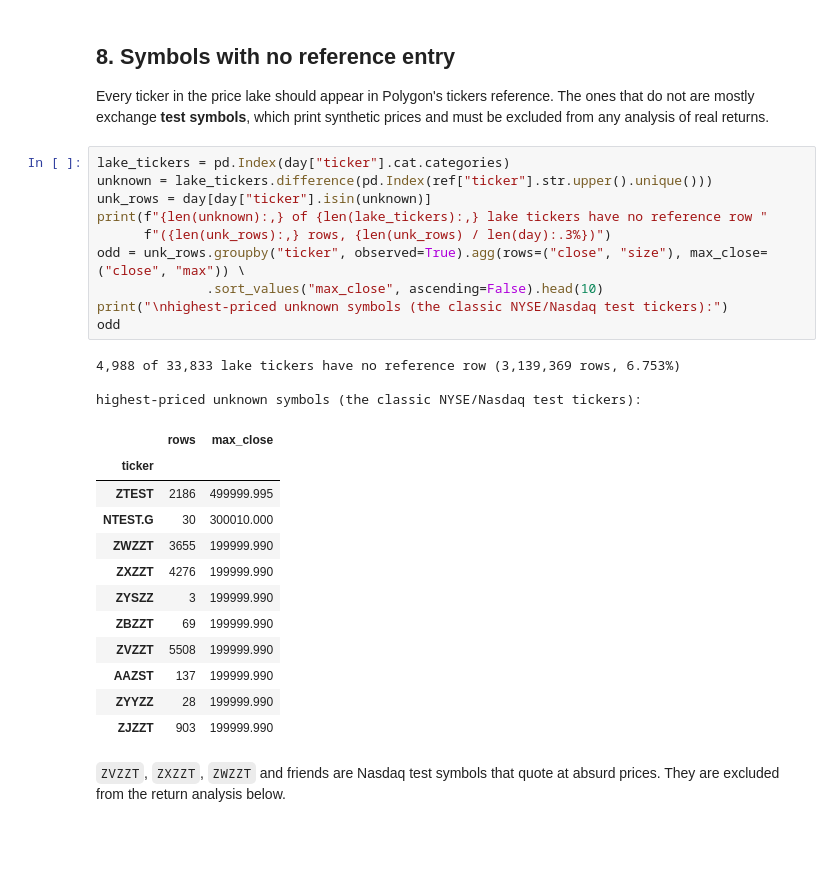
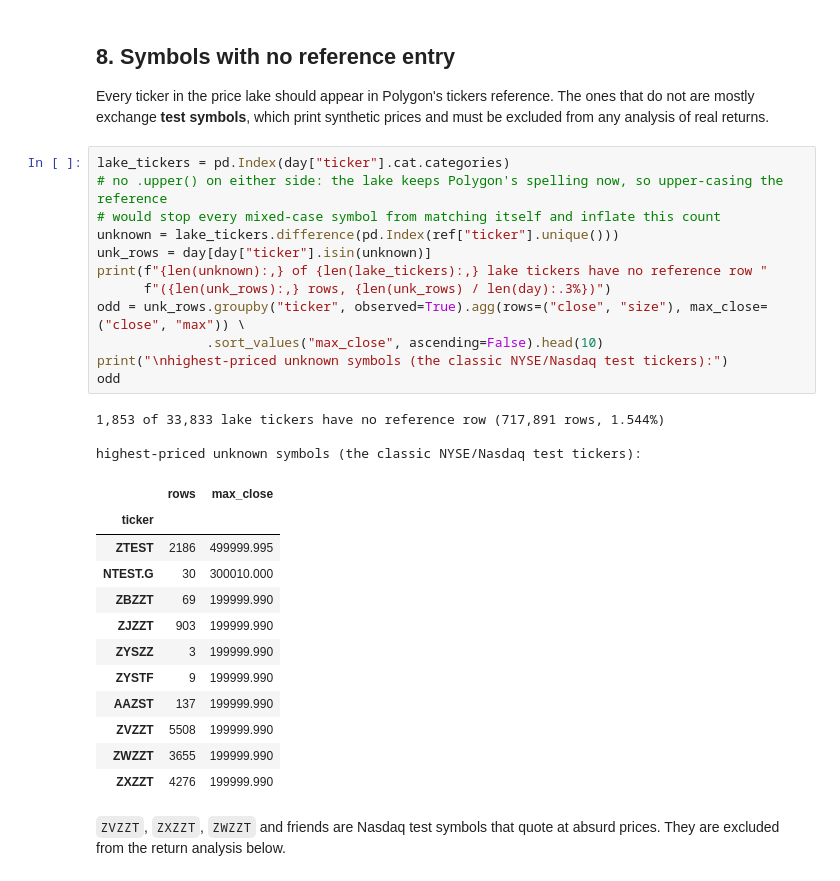
Before and after one commit to mengrenman/Polygon.io-data-ingestion-pipeline, a Jupyter notebook: notebooks/04_lake_inventory_and_quality.ipynb, the cells around one changed output. Saved outputs shown, nothing was run; the diff lists cells and outputs as text; blank space fills up the shorter version.

```diff
--- a/notebooks/04_lake_inventory_and_quality.ipynb
+++ b/notebooks/04_lake_inventory_and_quality.ipynb
@@ -385,30 +385,32 @@ not are mostly exchange **test symbols**, which print synthetic prices and must
 from any analysis of real returns.
 # %%
 lake_tickers = pd.Index(day["ticker"].cat.categories)
-unknown = lake_tickers.difference(pd.Index(ref["ticker"].str.upper().unique()))
+# no .upper() on either side: the lake keeps Polygon's spelling now, so upper-casing the reference
+# would stop every mixed-case symbol from matching itself and inflate this count
+unknown = lake_tickers.difference(pd.Index(ref["ticker"].unique()))
 unk_rows = day[day["ticker"].isin(unknown)]
 print(f"{len(unknown):,} of {len(lake_tickers):,} lake tickers have no reference row "
       f"({len(unk_rows):,} rows, {len(unk_rows) / len(day):.3%})")
 odd = unk_rows.groupby("ticker", observed=True).agg(rows=("close", "size"), max_close=("close", "max")) \
               .sort_values("max_close", ascending=False).head(10)
 print("\nhighest-priced unknown symbols (the classic NYSE/Nasdaq test tickers):")
 odd
 # %% [output]
-4,988 of 33,833 lake tickers have no reference row (3,139,369 rows, 6.753%)
+1,853 of 33,833 lake tickers have no reference row (717,891 rows, 1.544%)
 
 highest-priced unknown symbols (the classic NYSE/Nasdaq test tickers):
 |  | rows | max_close |
 | ticker |  |  |
 | ZTEST | 2186 | 499999.995 |
 | NTEST.G | 30 | 300010.000 |
+| ZBZZT | 69 | 199999.990 |
+| ZJZZT | 903 | 199999.990 |
+| ZYSZZ | 3 | 199999.990 |
+| ZYSTF | 9 | 199999.990 |
+| AAZST | 137 | 199999.990 |
+| ZVZZT | 5508 | 199999.990 |
 | ZWZZT | 3655 | 199999.990 |
 | ZXZZT | 4276 | 199999.990 |
-| ZYSZZ | 3 | 199999.990 |
-| ZBZZT | 69 | 199999.990 |
-| ZVZZT | 5508 | 199999.990 |
-| AAZST | 137 | 199999.990 |
-| ZYYZZ | 28 | 199999.990 |
-| ZJZZT | 903 | 199999.990 |
 # %% [markdown]
 `ZVZZT`, `ZXZZT`, `ZWZZT` and friends are Nasdaq test symbols that quote at absurd prices.
 They are excluded from the return analysis below.
```
Also changed, not shown: parts of 5 cells of this notebook, 1 other file.
